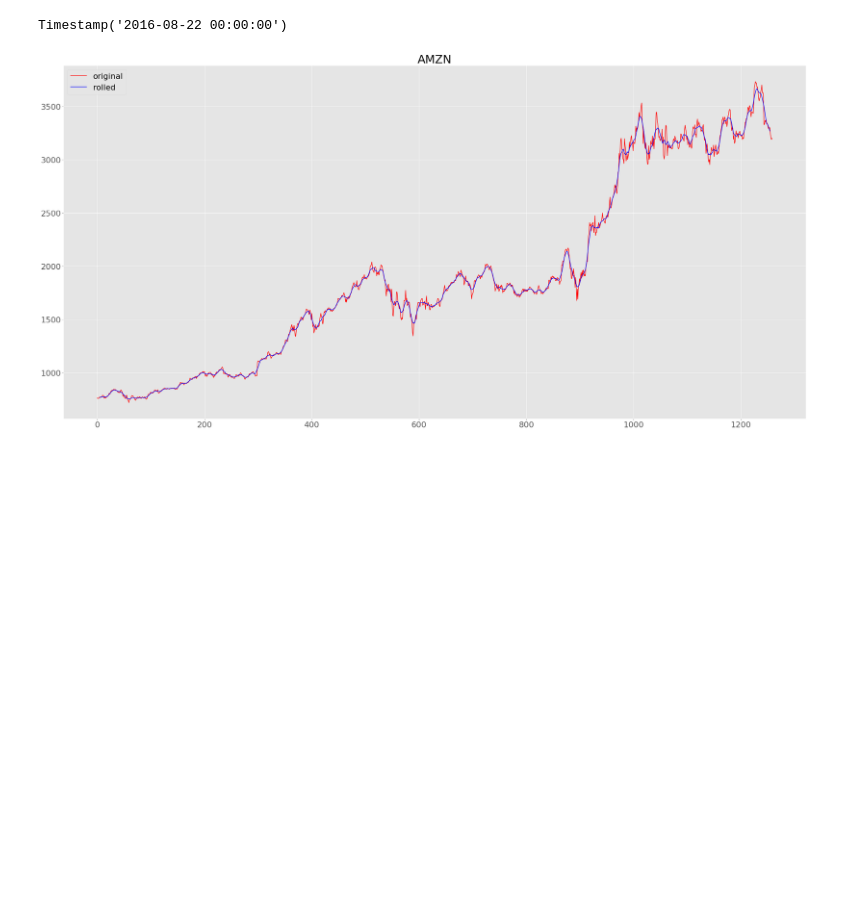
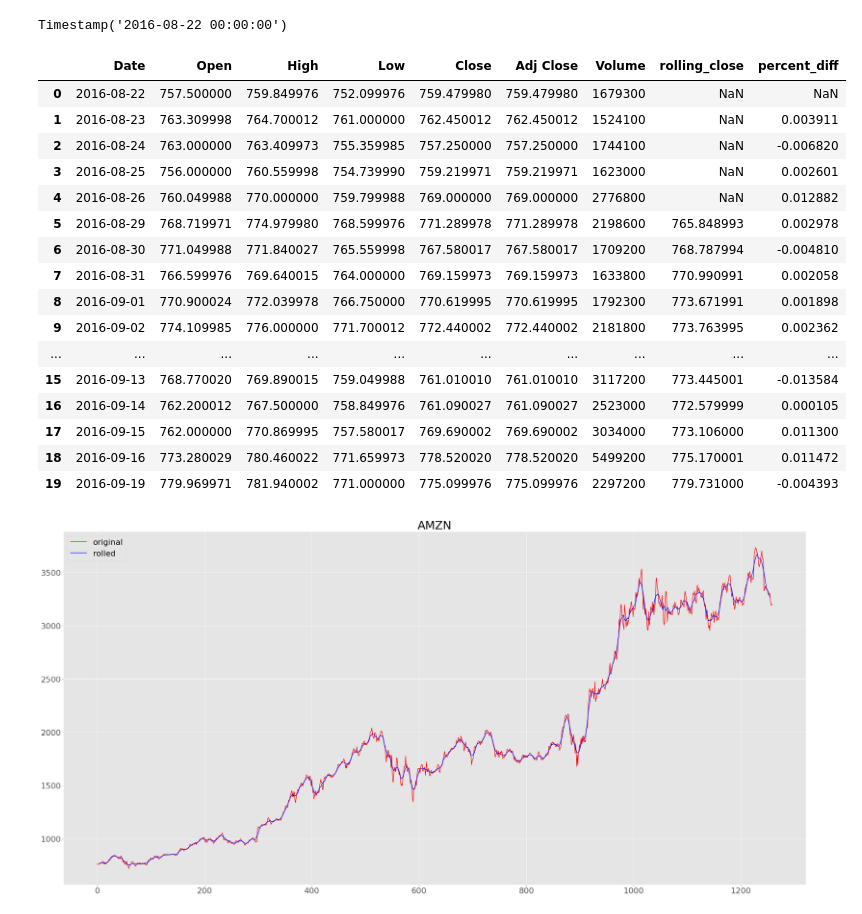
Before and after one commit to seantanken/GalvanizeRepo, a Jupyter notebook: stock_analyzer/stock_analysis.ipynb, the cells around one changed output. Saved outputs shown, nothing was run; the diff lists cells and outputs as text; code cells hidden in the pictures; blank space fills up the shorter version.

```diff
--- a/stock_analyzer/stock_analysis.ipynb
+++ b/stock_analyzer/stock_analysis.ipynb
@@ -43,8 +44,26 @@ close_series = AMZN_copy.loc[:, 'Close']
 AMZN_copy = AMZN_copy.assign(rolling_close = close_series.rolling(10, center=True).mean())
 # %%
 #find percent difference between current day and past day
-#(current_close - last_close) / last_close
-AMZN_copy = AMZN_copy.assign(rolling_close = close_series.rolling(10, center=True).mean())
+AMZN_copy = AMZN_copy.assign(percent_change = close_series.pct_change())
+AMZN_copy.head(20)
+# %% [output]
+|  | Date | Open | High | Low | Close | Adj Close | Volume | rolling_close | percent_diff |
+| 0 | 2016-08-22 | 757.500000 | 759.849976 | 752.099976 | 759.479980 | 759.479980 | 1679300 | NaN | NaN |
+| 1 | 2016-08-23 | 763.309998 | 764.700012 | 761.000000 | 762.450012 | 762.450012 | 1524100 | NaN | 0.003911 |
+| 2 | 2016-08-24 | 763.000000 | 763.409973 | 755.359985 | 757.250000 | 757.250000 | 1744100 | NaN | -0.006820 |
+| 3 | 2016-08-25 | 756.000000 | 760.559998 | 754.739990 | 759.219971 | 759.219971 | 1623000 | NaN | 0.002601 |
+| 4 | 2016-08-26 | 760.049988 | 770.000000 | 759.799988 | 769.000000 | 769.000000 | 2776800 | NaN | 0.012882 |
+| 5 | 2016-08-29 | 768.719971 | 774.979980 | 768.599976 | 771.289978 | 771.289978 | 2198600 | 765.848993 | 0.002978 |
+| 6 | 2016-08-30 | 771.049988 | 771.840027 | 765.559998 | 767.580017 | 767.580017 | 1709200 | 768.787994 | -0.004810 |
+| 7 | 2016-08-31 | 766.599976 | 769.640015 | 764.000000 | 769.159973 | 769.159973 | 1633800 | 770.990991 | 0.002058 |
+| 8 | 2016-09-01 | 770.900024 | 772.039978 | 766.750000 | 770.619995 | 770.619995 | 1792300 | 773.671991 | 0.001898 |
+| 9 | 2016-09-02 | 774.109985 | 776.000000 | 771.700012 | 772.440002 | 772.440002 | 2181800 | 773.763995 | 0.002362 |
+| ... | ... | ... | ... | ... | ... | ... | ... | ... | ... |
+| 15 | 2016-09-13 | 768.770020 | 769.890015 | 759.049988 | 761.010010 | 761.010010 | 3117200 | 773.445001 | -0.013584 |
+| 16 | 2016-09-14 | 762.200012 | 767.500000 | 758.849976 | 761.090027 | 761.090027 | 2523000 | 772.579999 | 0.000105 |
+| 17 | 2016-09-15 | 762.000000 | 770.869995 | 757.580017 | 769.690002 | 769.690002 | 3034000 | 773.106000 | 0.011300 |
+| 18 | 2016-09-16 | 773.280029 | 780.460022 | 771.659973 | 778.520020 | 778.520020 | 5499200 | 775.170001 | 0.011472 |
+| 19 | 2016-09-19 | 779.969971 | 781.940002 | 771.000000 | 775.099976 | 775.099976 | 2297200 | 779.731000 | -0.004393 |
 # %%
 plt.rcParams.update({'font.size': 22})
 fig, ax = plt.subplots(figsize=(30, 15))
```
Also changed, not shown: parts of 3 cells of this notebook, 3 other files.
